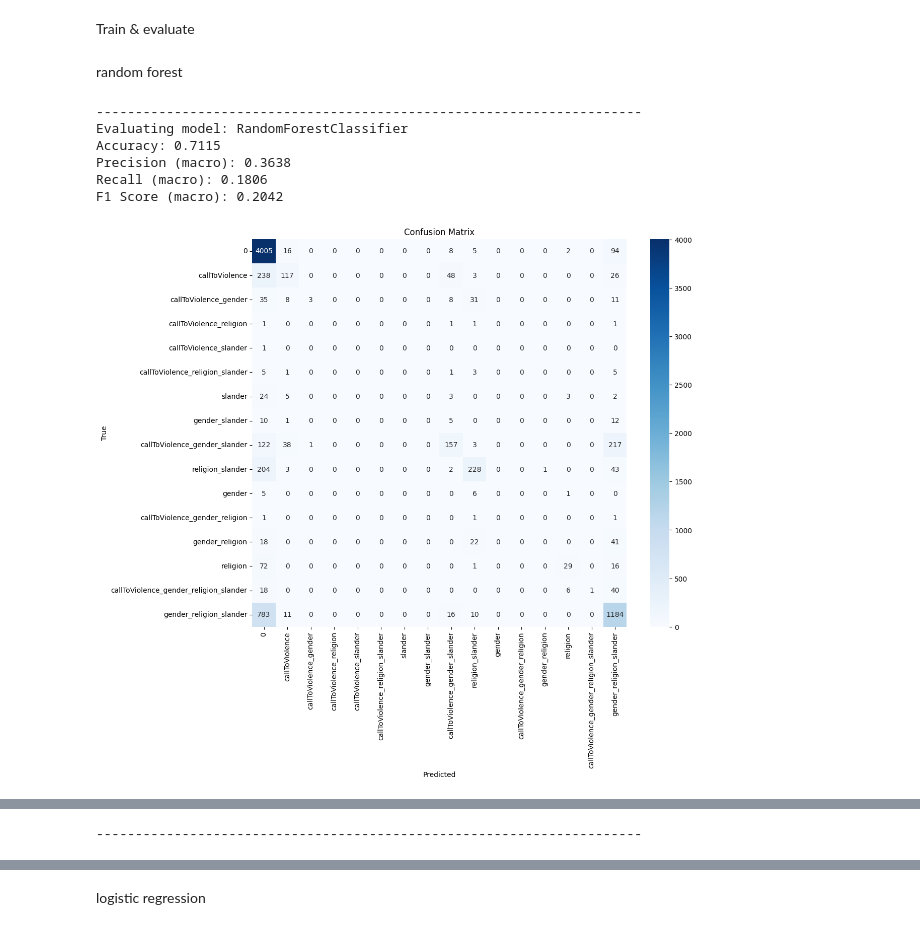
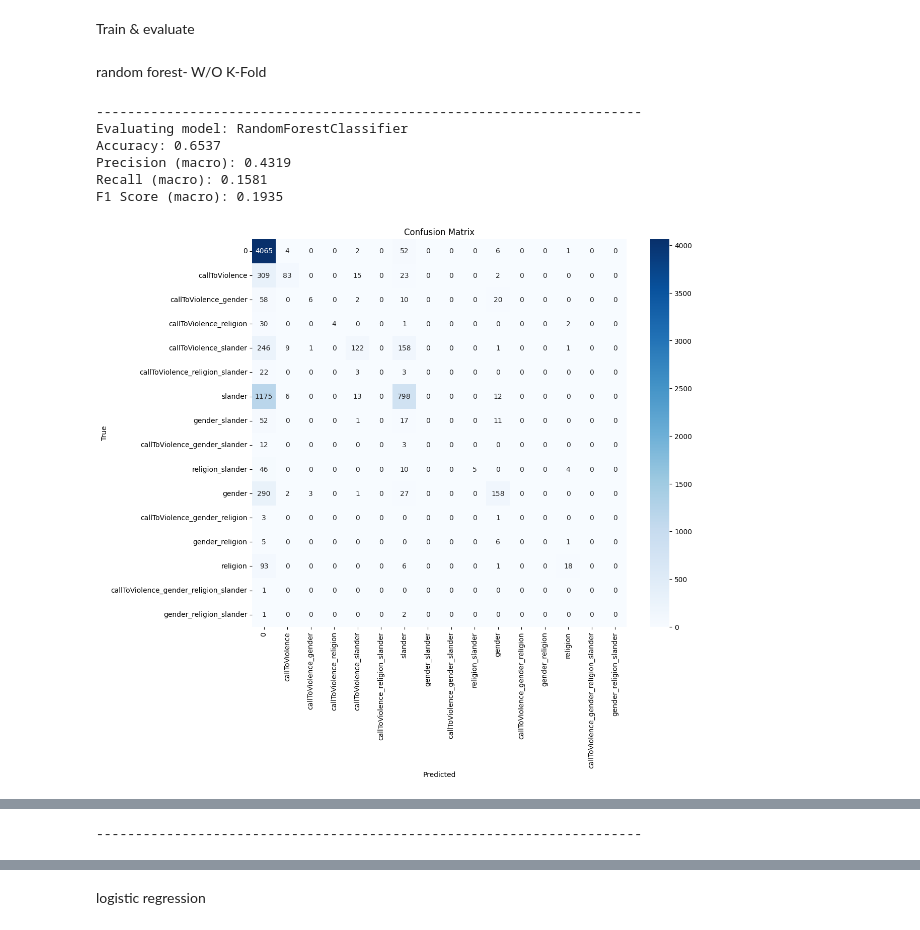
Before and after one commit to cretin70707/Hate-speech-ML, a Jupyter notebook: hate-speech-ml-type.ipynb, the cells around one changed output, grey strips where cells are left out. Cells and saved outputs as stored; diff of their text form; code cells hidden in the pictures.

```diff
--- a/hate-speech-ml-type.ipynb
+++ b/hate-speech-ml-type.ipynb
@@ -77,5 +38,5 @@ df['sentence'] = df['sentence'].apply(clean_text)
 # %%
-df = df.drop(columns=['hate speech','target'])
+df = df.drop(columns=['hate speech','target','lemmatized_sentence'])
 # %% [markdown]
 #Describe Dataset
 # %%
@@ -183,7 +144,4 @@ class_mapping = {
 }
 
 # Apply the mapping to the 'type' column
-df['encoded_type'] = df['type'].map(class_mapping)
-
-# Verify the encoding
-df[['type', 'encoded_type']].head(50)
+df['type'] = df['type'].map(class_mapping)
@@ -242,4 +159,0 @@ Tokenize
-# %%
-basic_tokenizer = BasicTokenizer()
-
-df['sentence'] = df['sentence'].apply(basic_tokenizer.tokenize)
@@ -288,7 +206,9 @@ from sklearn.metrics import accuracy_score, precision_score, recall_score, f1_sc
 import matplotlib.pyplot as plt
 import seaborn as sns
 from sklearn.metrics import RocCurveDisplay
-from sklearn.preprocessing import label_binarize
+from sklearn.linear_model import LogisticRegression
+from sklearn.neighbors import KNeighborsClassifier
+from sklearn.svm import SVC
 
 def evaluate_model(model, X_test, y_test):
     # Model type display
@@ -315,6 +235,9 @@ def evaluate_model(model, X_test, y_test):
     recall = recall_score(y_test, y_pred, average='macro')  # or 'micro' or 'weighted'
     f1 = f1_score(y_test, y_pred, average='macro')  # or 'micro' or 'weighted'
 
+    #print("Class distribution in y_test:", pd.Series(y_test).value_counts())
+    #print("Class distribution in y_pred:", pd.Series(y_pred).value_counts())
+
     # Print evaluation metrics
     print(f'Accuracy: {accuracy:.4f}')
     print(f'Precision (macro): {precision:.4f}')
@@ -334,22 +257,5 @@ def evaluate_model(model, X_test, y_test):
     plt.yticks(rotation=0)
     plt.show()
 
-    # ROC Curve and AUC for multiclass classification (one-vs-rest approach)
-    fpr, tpr, roc_auc = {}, {}, {}
-    for i in range(len(class_labels)):
-        fpr[i], tpr[i], _ = roc_curve(y_test_bin[:, i], y_pred_bin[:, i])
-        roc_auc[i] = auc(fpr[i], tpr[i])
-
-    # Plot ROC curve for each class
-    plt.figure(figsize=(12, 10))
-    for i in range(len(class_labels)):
-        plt.plot(fpr[i], tpr[i], lw=2, label=f'Class {class_labels[i]} (AUC = {roc_auc[i]:.4f})')
-
-    plt.plot([0, 1], [0, 1], color='gray', linestyle='--')
-    plt.xlabel('False Positive Rate')
-    plt.ylabel('True Positive Rate')
-    plt.title('Receiver Operating Characteristic (ROC) Curve')
-    plt.legend(loc='lower right')
-    plt.show()
 
     print(70*'-')
@@ -356,16 +347,16 @@ def evaluate_model(model, X_test, y_test):
 # %% [markdown]
 Train & evaluate
 # %% [markdown]
-random forest
+random forest- W/O K-Fold
 # %%
-model_rf = RandomForestClassifier(random_state=42 )
+model_rf = RandomForestClassifier(class_weight='balanced',random_state=42 )
 model_rf.fit(X_train, y_train)
 evaluate_model(model_rf, X_test, y_test)
 # %% [output]
 ----------------------------------------------------------------------
 Evaluating model: RandomForestClassifier
-Accuracy: 0.7115
-Precision (macro): 0.3638
-Recall (macro): 0.1806
-F1 Score (macro): 0.2042
+Accuracy: 0.6537
+Precision (macro): 0.4319
+Recall (macro): 0.1581
+F1 Score (macro): 0.1935
-[figure, old version]
+[figure, new version]
```
Also changed, not shown: parts of 26 cells of this notebook, 3 other files.
